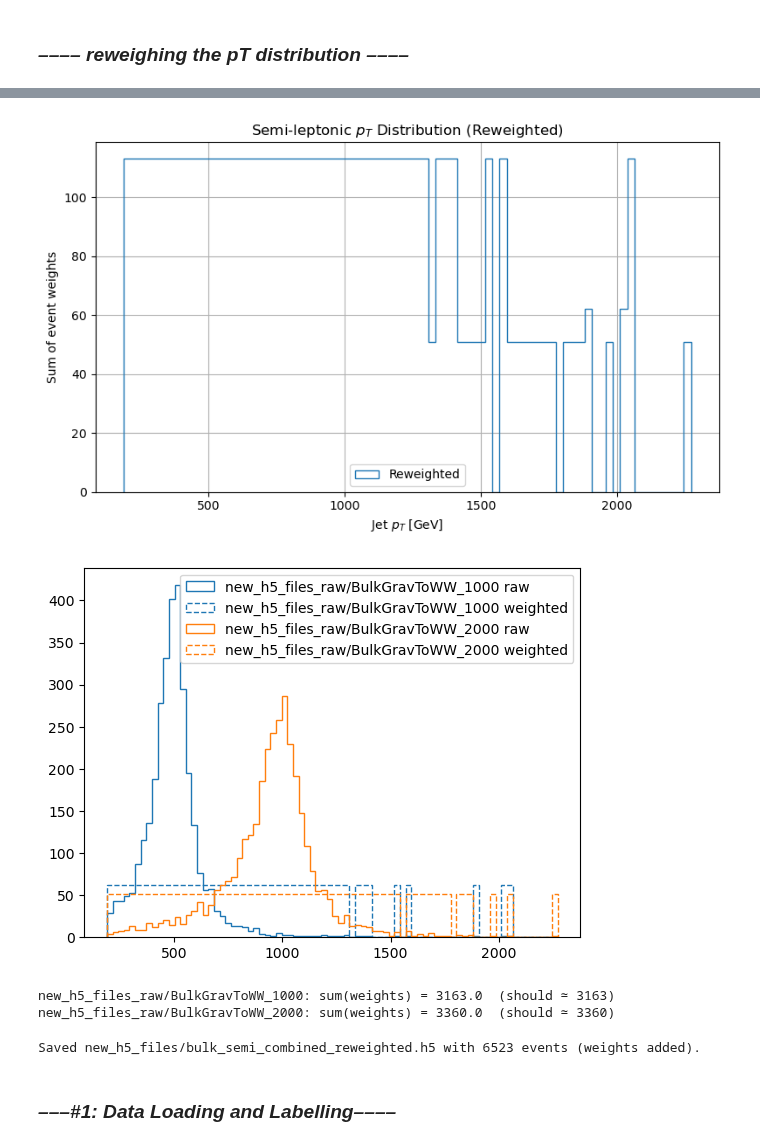
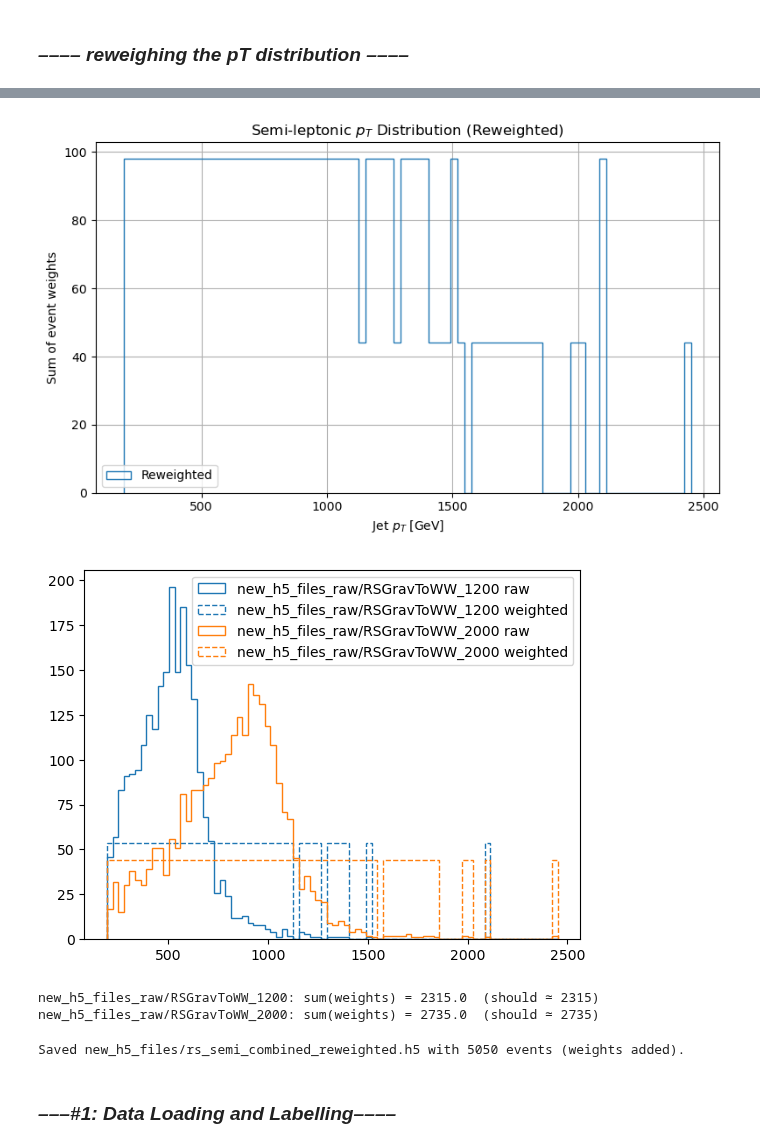
Before and after one commit to aimenobaid/polarization, a Jupyter notebook: NN_semi.ipynb, the cells around one changed output, grey strips where cells are left out. Saved outputs shown, nothing was run; the diff lists cells and outputs as text; code cells hidden in the pictures.

```diff
--- a/NN_semi.ipynb
+++ b/NN_semi.ipynb
@@ -33,7 +33,7 @@ warnings.filterwarnings("ignore")
 # ——— 1) CONFIGURATION ———
 
 # List semi‑lep feature files & their mass labels:
-mass_points = ["new_h5_files_raw/BulkGravToWW_1000", "new_h5_files_raw/BulkGravToWW_2000"]
+mass_points = ["new_h5_files_raw/RSGravToWW_1200", "new_h5_files_raw/RSGravToWW_2000"]
 semi_files  = [f"{m}_semi_features.h5"   for m in mass_points]
 # Number of pT bins
 n_bins = 80
@@ -110,15 +110,15 @@ for mass in mass_points:
-[figure, old version]
+[figure, new version]
-[figure, old version]
+[figure, new version]
-new_h5_files_raw/BulkGravToWW_1000: sum(weights) = 3163.0  (should ≃ 3163)
-new_h5_files_raw/BulkGravToWW_2000: sum(weights) = 3360.0  (should ≃ 3360)
+new_h5_files_raw/RSGravToWW_1200: sum(weights) = 2315.0  (should ≃ 2315)
+new_h5_files_raw/RSGravToWW_2000: sum(weights) = 2735.0  (should ≃ 2735)
 # %%
 # ——— 7) CLEAN UP & SAVE ———
 df_all.drop(columns="pt_bin", inplace=True)
-outname = "new_h5_files/bulk_semi_combined_reweighted.h5"
+outname = "new_h5_files/rs_semi_combined_reweighted.h5"
 df_all.to_hdf(outname, key="df", mode="w")
 print(f"Saved {outname} with {len(df_all)} events (weights added).")
 # %% [output]
-Saved new_h5_files/bulk_semi_combined_reweighted.h5 with 6523 events (weights added).
+Saved new_h5_files/rs_semi_combined_reweighted.h5 with 5050 events (weights added).
 # %% [markdown]
 ### *–––#1: Data Loading and Labelling––––*
 # %%
```
Also changed, not shown: parts of 5 cells of this notebook, 2 other files.
